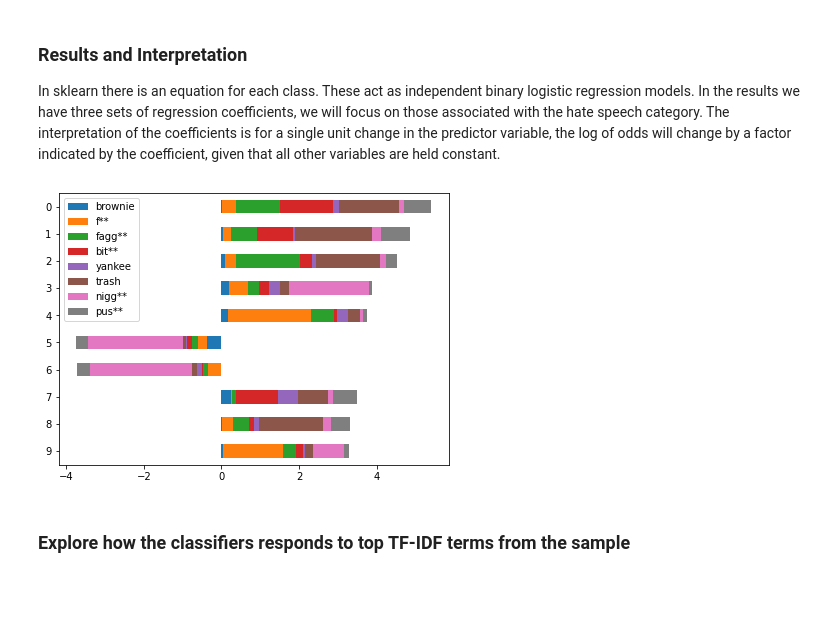
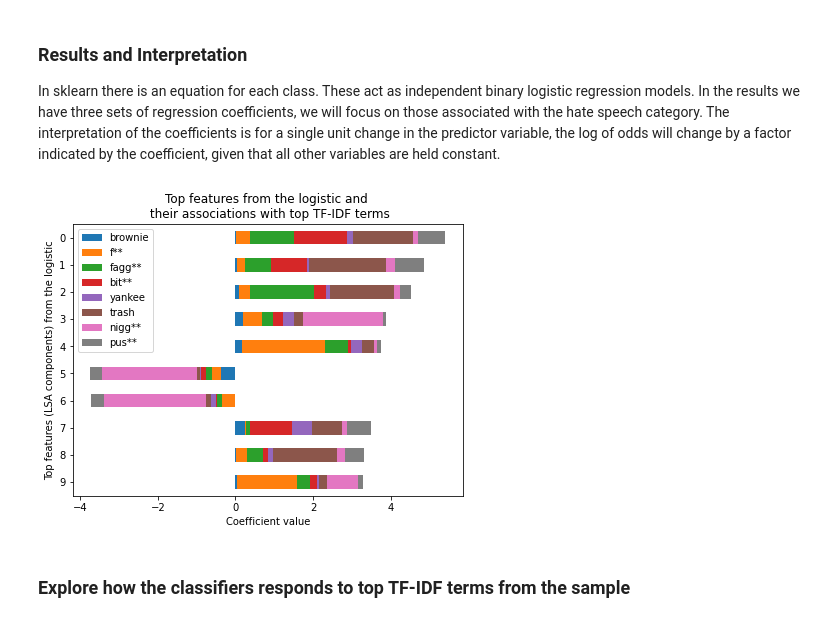
Before and after one commit to gregorio-saporito/hate-speech-detection, a Jupyter notebook: main.ipynb, the cells around one changed output. Cells and saved outputs as stored; diff of their text form; code cells hidden in the pictures; blank space fills up the shorter version.

Commit message:
plot update

```diff
--- a/main.ipynb
+++ b/main.ipynb
@@ -812,10 +812,13 @@ In sklearn there is an equation for each class. These act as independent binary
 # %%
 # plot the results
 res.sort_index(ascending=False)\
    .plot(kind='barh', stacked=True, figsize=(7,5))
+plt.title('Top features from the logistic and \n their associations with top TF-IDF terms')
+plt.xlabel('Coefficient value')
+plt.ylabel('Top features (LSA components) from the logistic')
 plt.show()
 # %% [output]
-[figure, old version]
+[figure, new version]
 # %% [markdown]
 ### Explore how the classifiers responds to top TF-IDF terms from the sample
 # %%
```
Also changed, not shown: parts of 2 cells of this notebook.
